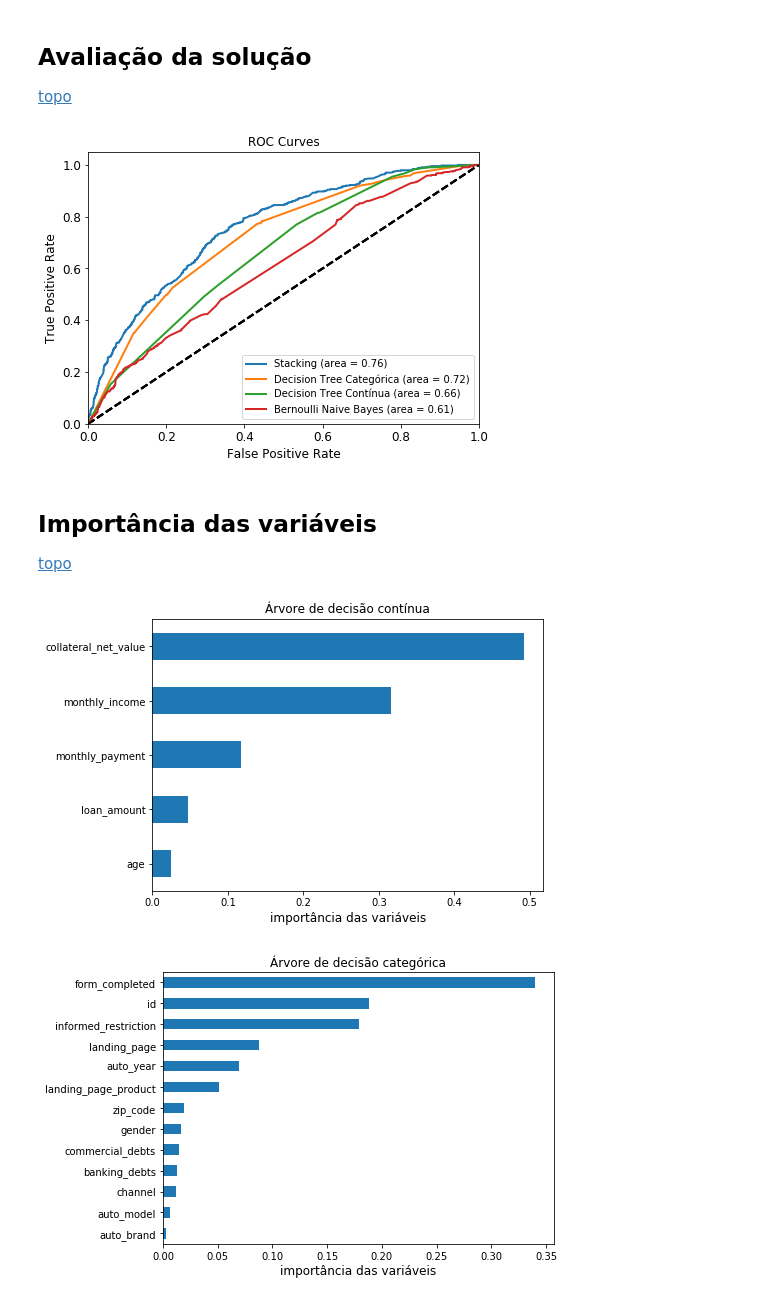
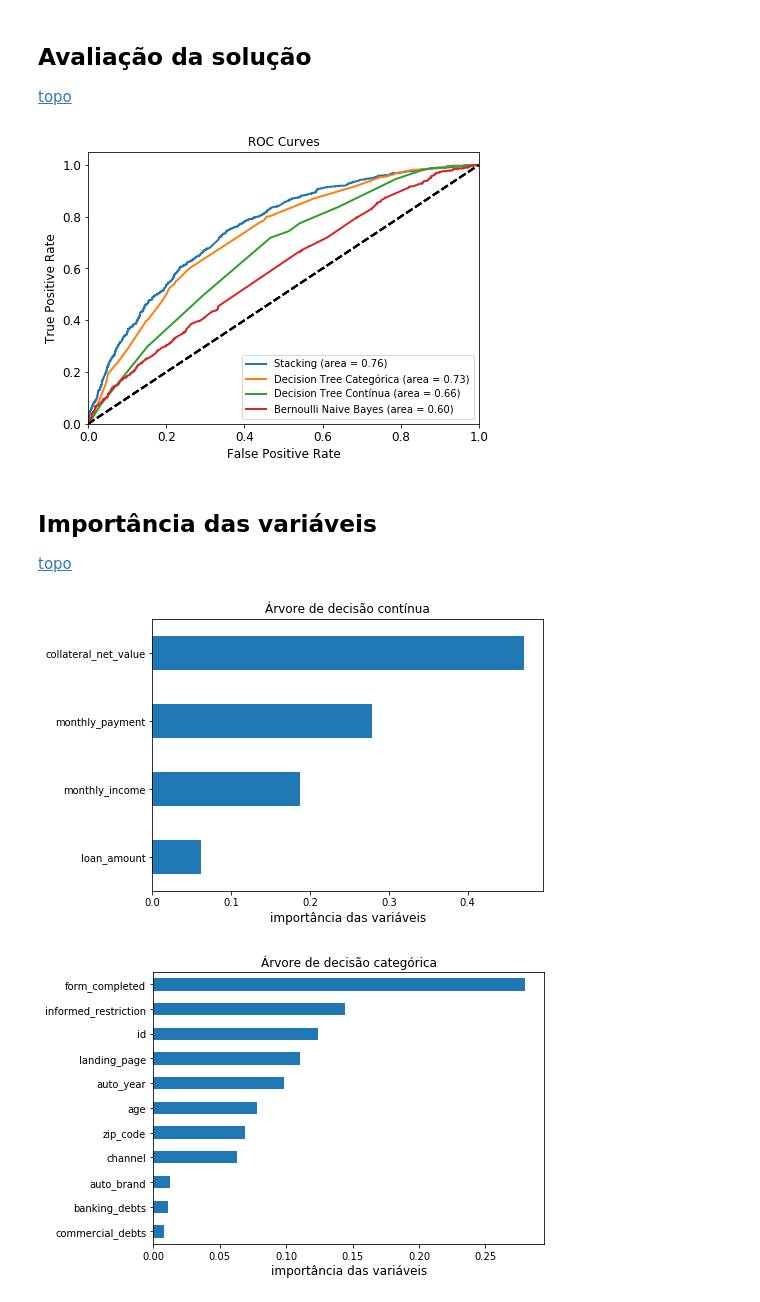
Before and after one commit to jruizvar/creditas, a Jupyter notebook: notebook/modelo_de_prioridade_clientes.ipynb, the cells around one changed output. Cells and saved outputs as stored; diff of their text form; code cells hidden in the pictures.

Commit message:
Improve model

```diff
--- a/notebook/modelo_de_prioridade_clientes.ipynb
+++ b/notebook/modelo_de_prioridade_clientes.ipynb
@@ -139,7 +134,7 @@ le.fit(['0.0', '1.0']);
 # %%
-y_train = le.transform(df_train[target])
-y_teste = le.transform(df_teste[target])
-y_valid = le.transform(df_valid[target])
+y_train = df_train[target]
+y_teste = df_teste[target]
+y_valid = df_valid[target]
 
 X_train = df_train.drop(target, axis=1)
 X_teste = df_teste.drop(target, axis=1)
@@ -251,7 +246,7 @@ plot_roc(y_valid, dt2_score_valid, label='Decision Tree Categórica', ax=ax)
 plot_roc(y_valid, dt1_score_valid, label='Decision Tree Contínua', ax=ax)
 plot_roc(y_valid, bnb_score_valid, label='Bernoulli Naive Bayes', ax=ax);
 # %% [output]
-[figure, old version]
+[figure, new version]
 # %% [markdown]
 <a id='importance'></a>
 
@@ -260,7 +255,6 @@ plot_roc(y_valid, bnb_score_valid, label='Bernoulli Naive Bayes', ax=ax);
 [topo](#home)
 # %%
 dt1_columns = [
-    'age',
     'monthly_income',
     'loan_amount',
     'monthly_payment',
@@ -280,35 +274,33 @@ plt.title('Árvore de decisão contínua', fontsize='large')
 plt.xlabel('importância das variáveis', fontsize='large')
 plt.legend().remove()
 # %% [output]
-[figure, old version]
+[figure, new version]
 # %%
 dt2_columns = [
     'id',
+    'age',
+    'zip_code',
     'banking_debts',
     'commercial_debts',
-    'zip_code',
+    'auto_year',
+    'auto_brand',
     'informed_restriction',
     'form_completed',
-    'auto_model',
-    'auto_brand',
-    'auto_year',
     'channel',
     'landing_page',
-    'landing_page_product',
-    'gender',
 ]
 
 dt2_importances = dt2.steps[1][1].feature_importances_
 
 df = pd.DataFrame(
     data=dt2_importances,
     index=dt2_columns
 ).sort_values(by=0)
 
 df.plot.barh(figsize=(7, 5))
 
 plt.title('Árvore de decisão categórica', fontsize='large')
 plt.xlabel('importância das variáveis', fontsize='large')
 plt.legend().remove()
 # %% [output]
-[figure, old version]
+[figure, new version]
```
Also changed, not shown: parts of 9 cells of this notebook, 7 other files.
